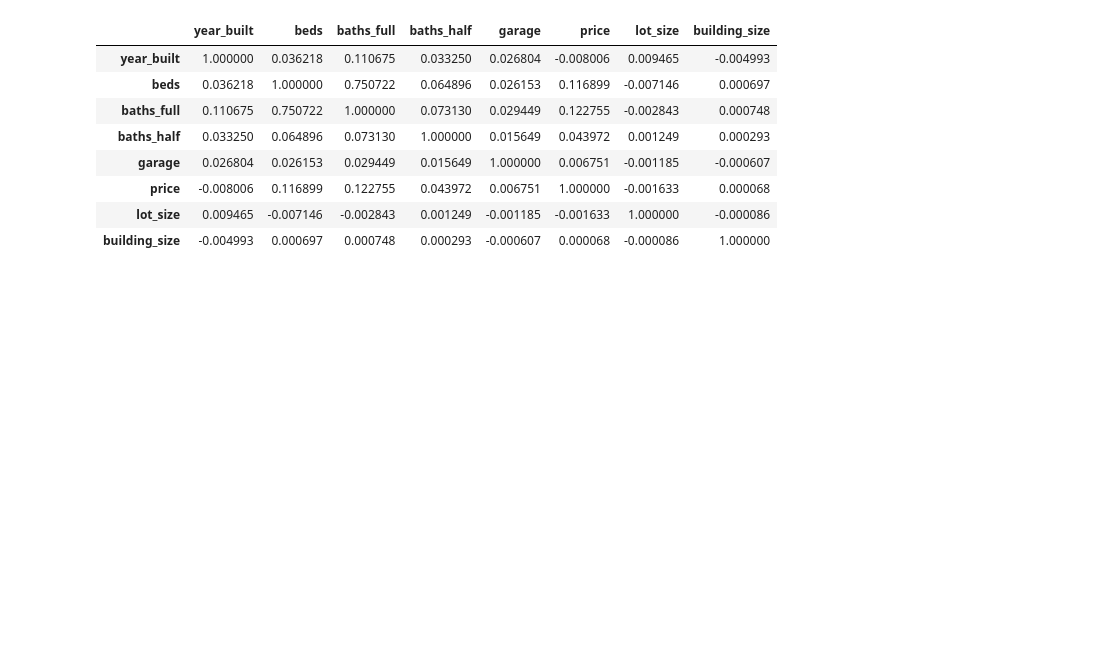
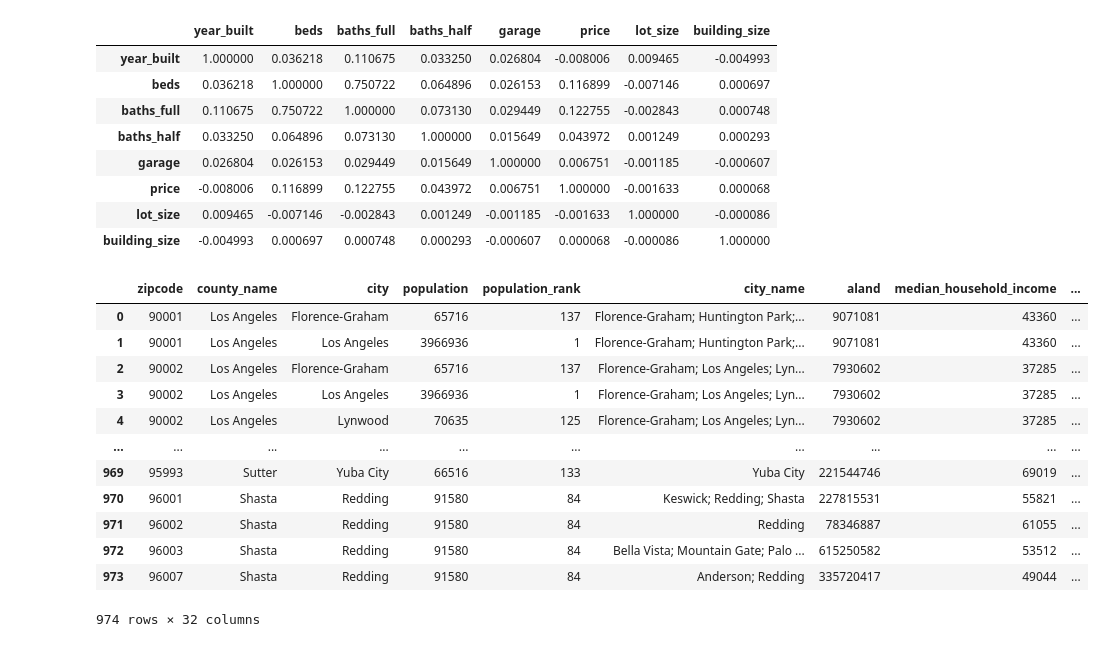
Before and after one commit to sakuraszy/STATS-170A-Group, a Jupyter notebook: presentation_1_data_vis.ipynb, the cells around one changed output. Cells and saved outputs as stored; diff of their text form; code cells hidden in the pictures; blank space fills up the shorter version.

Commit message:
After data wrangling

```diff
--- a/presentation_1_data_vis.ipynb
+++ b/presentation_1_data_vis.ipynb
@@ -36,3 +36,20 @@ corr.style.background_gradient(cmap='coolwarm')
 | price | -0.008006 | 0.116899 | 0.122755 | 0.043972 | 0.006751 | 1.000000 | -0.001633 | 0.000068 |
 | lot_size | 0.009465 | -0.007146 | -0.002843 | 0.001249 | -0.001185 | -0.001633 | 1.000000 | -0.000086 |
 | building_size | -0.004993 | 0.000697 | 0.000748 | 0.000293 | -0.000607 | 0.000068 | -0.000086 | 1.000000 |
+# %%
+demographic = pd.read_csv("Modified_data/demographic_refined.csv")
+demographic
+# %% [output]
+|  | zipcode | county_name | city | population | population_rank | city_name | aland | median_household_income | ... |
+| 0 | 90001 | Los Angeles | Florence-Graham | 65716 | 137 | Florence-Graham; Huntington Park;... | 9071081 | 43360 | ... |
+| 1 | 90001 | Los Angeles | Los Angeles | 3966936 | 1 | Florence-Graham; Huntington Park;... | 9071081 | 43360 | ... |
+| 2 | 90002 | Los Angeles | Florence-Graham | 65716 | 137 | Florence-Graham; Los Angeles; Lyn... | 7930602 | 37285 | ... |
+| 3 | 90002 | Los Angeles | Los Angeles | 3966936 | 1 | Florence-Graham; Los Angeles; Lyn... | 7930602 | 37285 | ... |
+| 4 | 90002 | Los Angeles | Lynwood | 70635 | 125 | Florence-Graham; Los Angeles; Lyn... | 7930602 | 37285 | ... |
+| ... | ... | ... | ... | ... | ... | ... | ... | ... | ... |
+| 969 | 95993 | Sutter | Yuba City | 66516 | 133 | Yuba City | 221544746 | 69019 | ... |
+| 970 | 96001 | Shasta | Redding | 91580 | 84 | Keswick; Redding; Shasta | 227815531 | 55821 | ... |
+| 971 | 96002 | Shasta | Redding | 91580 | 84 | Redding | 78346887 | 61055 | ... |
+| 972 | 96003 | Shasta | Redding | 91580 | 84 | Bella Vista; Mountain Gate; Palo ... | 615250582 | 53512 | ... |
+| 973 | 96007 | Shasta | Redding | 91580 | 84 | Anderson; Redding | 335720417 | 49044 | ... |
+974 rows × 32 columns
```
Also changed, not shown: parts of 1 cell of this notebook, 1 other file.
